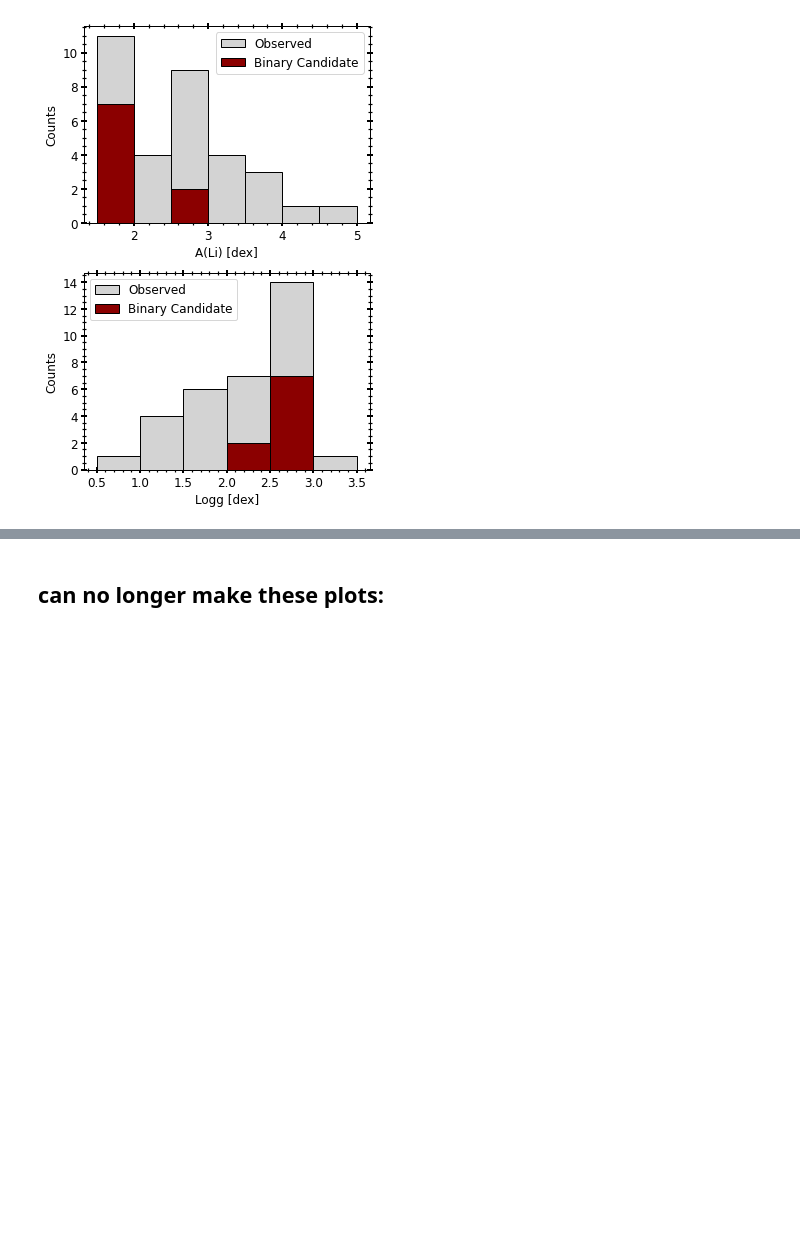
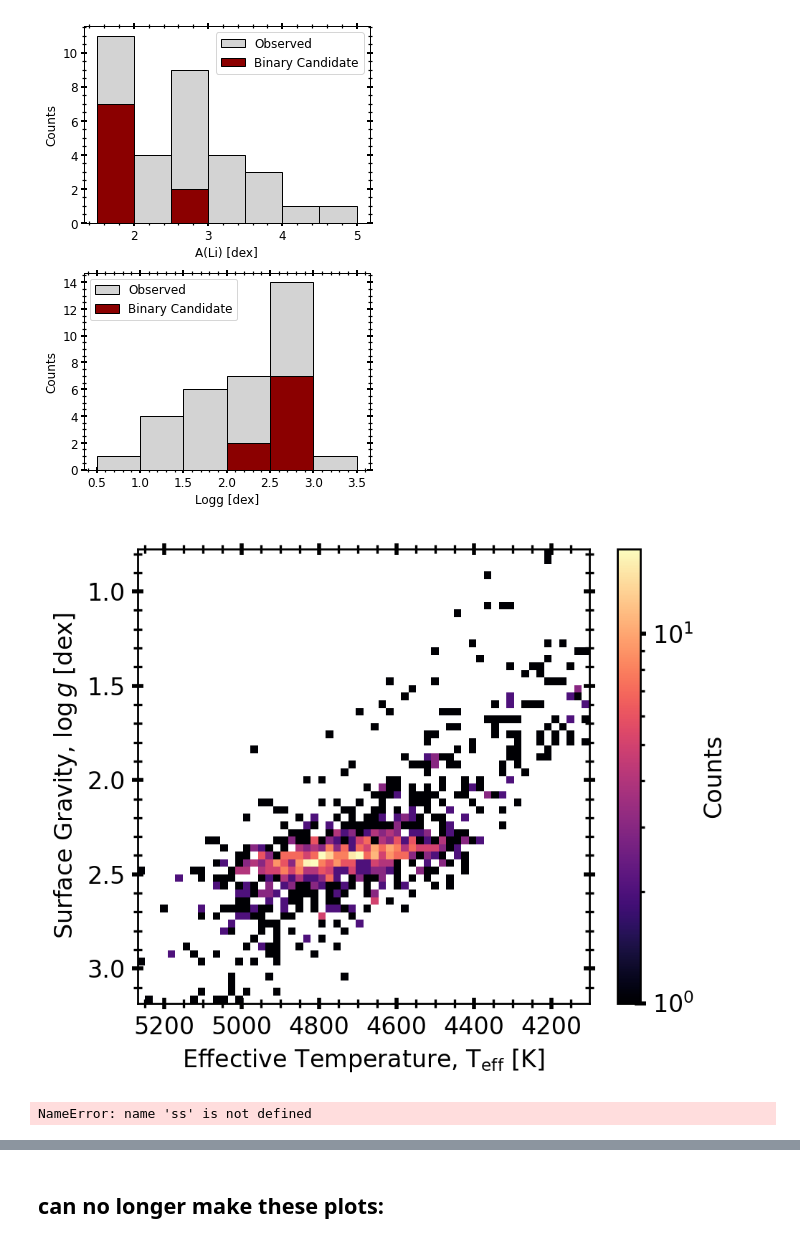
Before and after one commit to MaryumSayeed/ESPRESSO, a Jupyter notebook: scripts/make_tables.ipynb, the cells around one changed output, grey strips where cells are left out. Cells and saved outputs as stored; diff of their text form; code cells hidden in the pictures; blank space fills up the shorter version.

Commit message:
making plots for talk

```diff
--- a/scripts/make_tables.ipynb
+++ b/scripts/make_tables.ipynb
@@ -438,36 +438,46 @@ plt.tight_layout()
 # %%
 def hrd():
     PLOT_PARAMS(SIZE=12, LS=12)
     from matplotlib.colors import LogNorm
 
     good_galah = galah[(galah.flag_sp<=1) & (galah.flag_fe_h==0)]
     x, y  = good_galah.teff.values, good_galah.logg.values
 
     bins = 180
 
-    plt.figure(figsize=(5,4))
+    plt.figure(figsize=(5,4),dpi=200)
 
-    h = plt.hist2d(x, y, bins=(bins, bins), cmap='Greys', norm=LogNorm(), label='GALAH')
-
+    #h = plt.hist2d(x, y, bins=(bins, bins), cmap='Greys', norm=LogNorm(), label='GALAH')
 
     plt.xlim(min(x)-10, max(x)+10)
     plt.ylim(min(y)-0.1, max(y)+0.1)
-    bins = 20
-    plt.scatter(df_rich.teff, df_rich.logg,s=2, label='Lithium-Rich Giants\n(Sayeed+2024)', color='darkred')
-    plt.scatter(rv_df.teff, rv_df.logg, label='ESPRESSO Targets', ec='k',fc='gold')
-    lgnd = plt.legend()
-    lgnd.legend_handles[0]._sizes = [60]
-    lgnd.legend_handles[1]._sizes = [60]
+
+    x, y = df_rich.teff.values, df_rich.logg.values
+    bins = 60
+    h = plt.hist2d(x, y, bins=(bins, bins), cmap='magma', norm=LogNorm(), label='GALAH')
+    plt.colorbar(label='Counts')
+    #plt.scatter(df_rich.teff, df_rich.logg,s=2, label='Lithium-Rich Giants\n(Sayeed+2024)', color='darkred')
+
+    #plt.scatter(rv_df.teff, rv_df.logg, label='ESPRESSO Targets', ec='k',fc='gold')
+#     lgnd = plt.legend()
+#     lgnd.legend_handles[0]._sizes = [60]
+    #lgnd.legend_handles[1]._sizes = [60]
 
     plt.gca().invert_xaxis()
     plt.gca().invert_yaxis()
     plt.xlabel(r'Effective Temperature, T$_{\rm eff}$ [K]')
     plt.ylabel(r'Surface Gravity, $\log g$ [dex]')
     plt.tight_layout()
-    plt.savefig('../plots/hrd_galah_%s.png'%DATE,bbox_inches='tight',dpi=150)
+    #plt.savefig('../plots/hrd_galah_%s.png'%DATE,bbox_inches='tight',dpi=150)
 
 
-# hrd()
+hrd()
+# %% [output]
+[figure, added]
+# %%
+ss
+# %% [output]
+NameError: name 'ss' is not defined
 # %%
 def make_kde():
 
```
Also changed, not shown: parts of 6 cells of this notebook.
